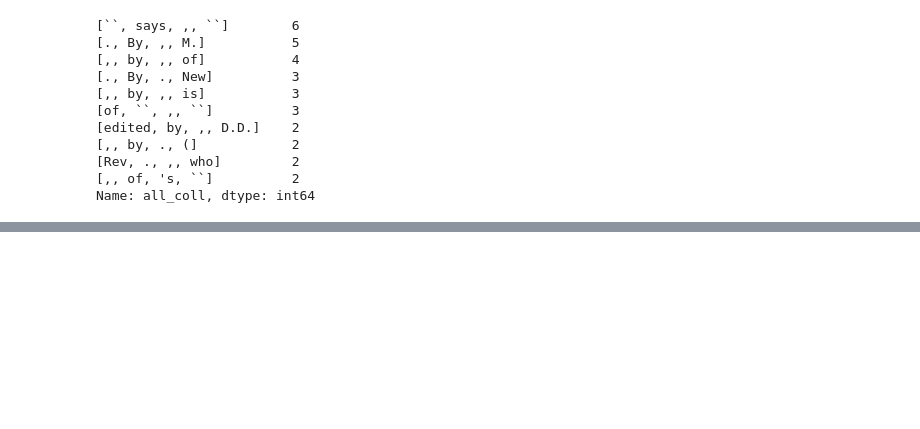
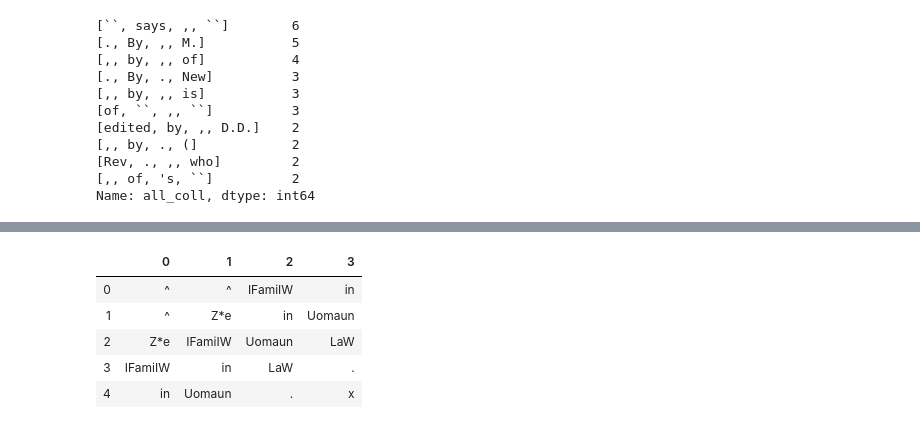
Before and after one commit to mjlavin80/aps_review_classification, a Jupyter notebook: jupyter_notebooks/author_collocations2.ipynb, the cells around one changed output, grey strips where cells are left out. Saved outputs shown, nothing was run; the diff lists cells and outputs as text; code cells hidden in the pictures; blank space fills up the shorter version.

```diff
--- a/jupyter_notebooks/author_collocations2.ipynb
+++ b/jupyter_notebooks/author_collocations2.ipynb
@@ -221,0 +244,9 @@ Name: all_coll, dtype: int64
+# %%
+for e, tok in enumerate(ex):
+    if e <= len(ex)-5:
+        coll = ex[e:e+5]
+        if coll[2]=="●":
+            print(coll[:2] + coll[3:], 1)
+        else:
+            print(coll[:2] + coll[3:], 0)
+    #print(coll, coll[2]=="●")
@@ -221,0 +315,9 @@ Name: all_coll, dtype: int64
+# %%
+feature_df.head()
+# %% [output]
+|  | 0 | 1 | 2 | 3 |
+| 0 | ^ | ^ | IFamiIW | in |
+| 1 | ^ | Z*e | in | Uomaun |
+| 2 | Z*e | IFamiIW | Uomaun | LaW |
+| 3 | IFamiIW | in | LaW | . |
+| 4 | in | Uomaun | . | x |
```
Also changed, not shown: parts of 24 cells of this notebook.
